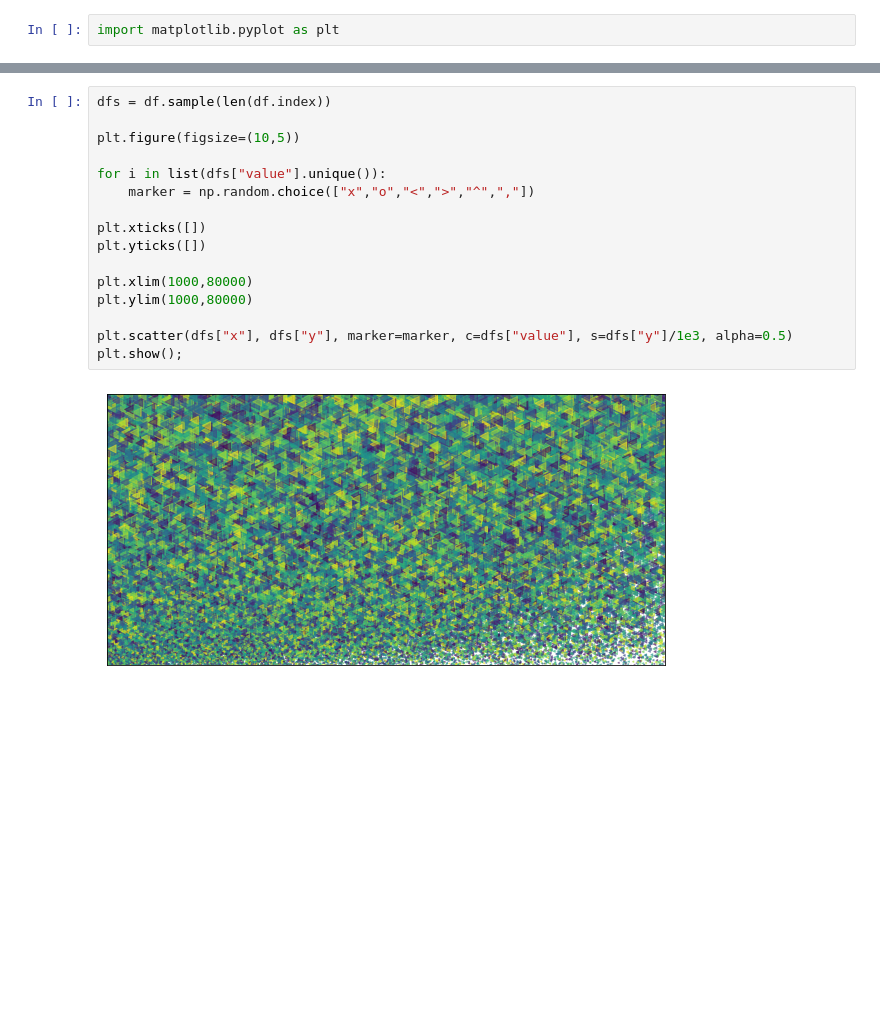
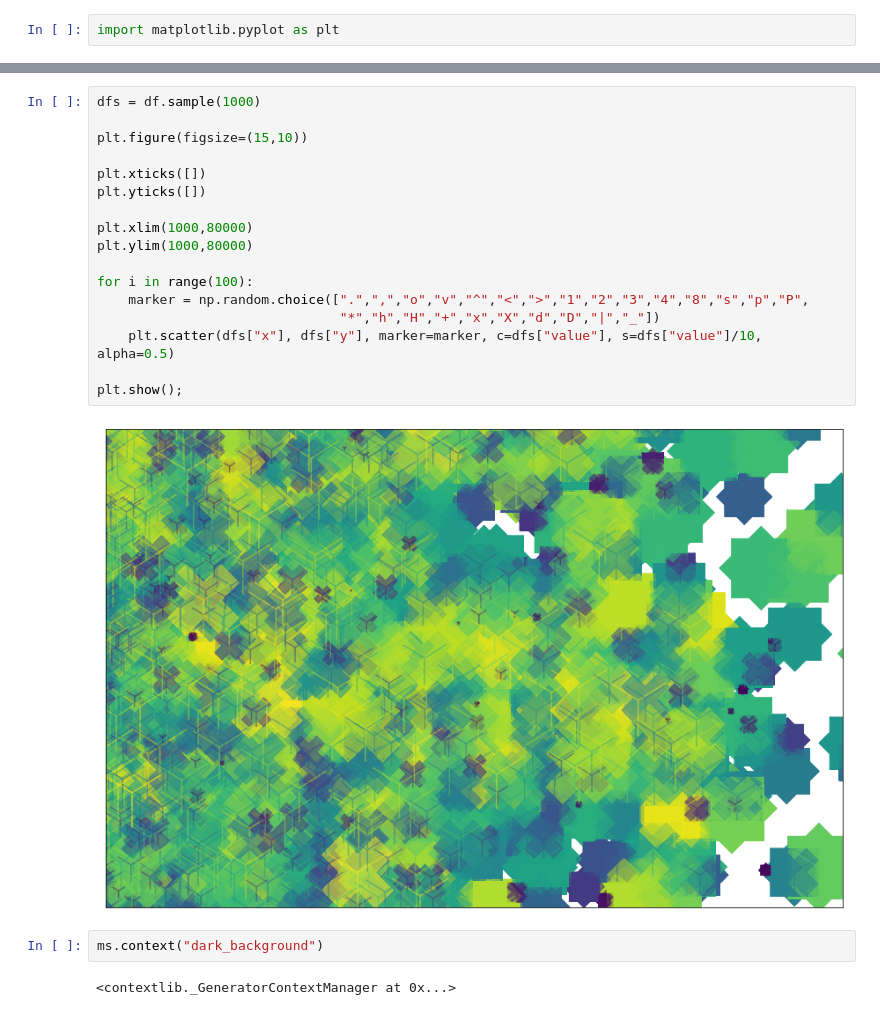
Before and after one commit to ericgitonga/sanaa, a Jupyter notebook: scatter-np-plt/sc-np-plt-scratchpad.ipynb, the cells around one changed output, grey strips where cells are left out. Saved outputs shown, nothing was run; the diff lists cells and outputs as text; blank space fills up the shorter version.

```diff
--- a/scatter-np-plt/sc-np-plt-scratchpad.ipynb
+++ b/scatter-np-plt/sc-np-plt-scratchpad.ipynb
@@ -93,18 +75,23 @@ plt.show();
-# %%
-dfs = df.sample(len(df.index))
-
-plt.figure(figsize=(10,5))
-
-for i in list(dfs["value"].unique()):
-    marker = np.random.choice(["x","o","<",">","^",","])
-
-plt.xticks([])
-plt.yticks([])
-
-plt.xlim(1000,80000)
-plt.ylim(1000,80000)
-
-plt.scatter(dfs["x"], dfs["y"], marker=marker, c=dfs["value"], s=dfs["y"]/1e3, alpha=0.5)
-plt.show();
-# %% [output]
-[figure, removed]
+# %%
+dfs = df.sample(1000)
+
+plt.figure(figsize=(15,10))
+
+plt.xticks([])
+plt.yticks([])
+
+plt.xlim(1000,80000)
+plt.ylim(1000,80000)
+
+for i in range(100):
+    marker = np.random.choice([".",",","o","v","^","<",">","1","2","3","4","8","s","p","P",
+                               "*","h","H","+","x","X","d","D","|","_"])
+    plt.scatter(dfs["x"], dfs["y"], marker=marker, c=dfs["value"], s=dfs["value"]/10, alpha=0.5)
+
+plt.show();
+# %% [output]
+[figure, added]
+# %%
+ms.context("dark_background")
+# %% [output]
+<contextlib._GeneratorContextManager at 0x...>
```
Also changed, not shown: parts of 8 cells of this notebook.
